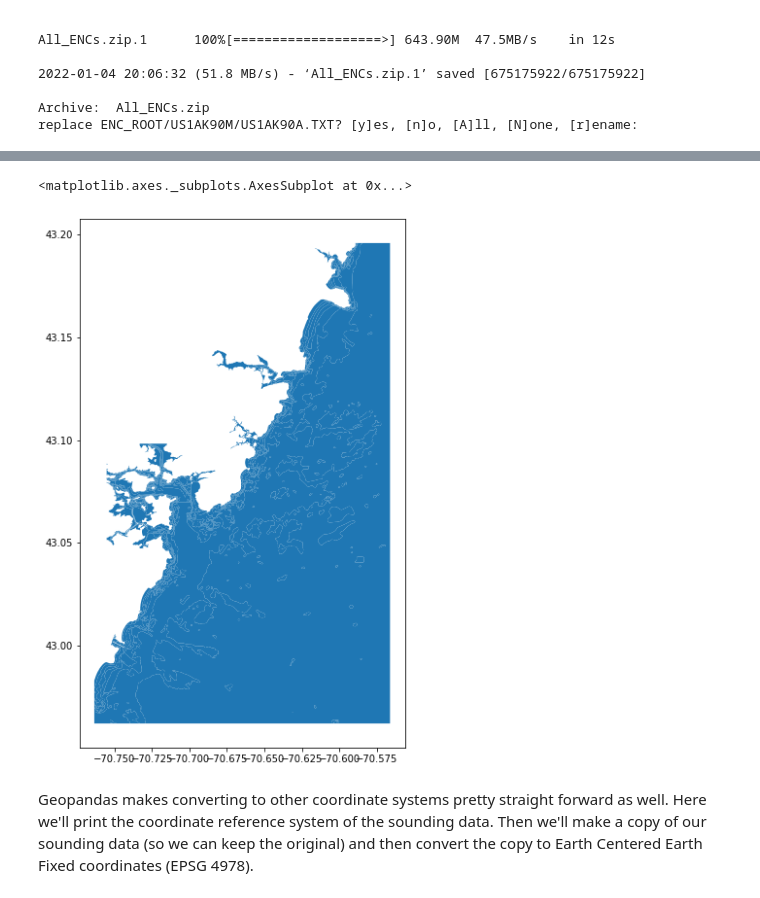
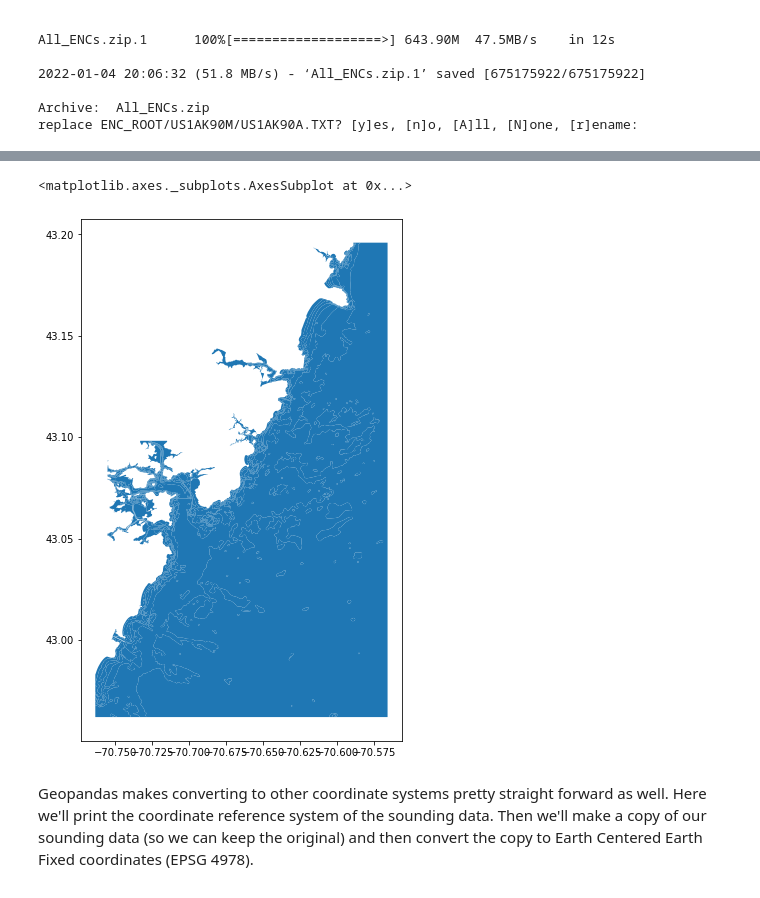
Before and after one commit to valschmidt/ReadingENCswithGeopandas, a Jupyter notebook: reading_ENCs_with_geopandas.ipynb, the cells around one changed output, grey strips where cells are left out. Cells and saved outputs as stored; diff of their text form; code cells hidden in the pictures.

```diff
--- a/reading_ENCs_with_geopandas.ipynb
+++ b/reading_ENCs_with_geopandas.ipynb
@@ -103,9 +144,12 @@ Lets plot all the depth areas. Geopandas makes this pretty easy with it's built-
 # %%
+w=6.4
+h=4.8
+zoom = 2
 # Plot depthe area polygons
-enclayers['DEPARE'].plot(figsize=(8,10))
+enclayers['DEPARE'].plot(figsize=(zoom * w,zoom * h))
 # %% [output]
 <matplotlib.axes._subplots.AxesSubplot at 0x...>
-[figure, old version]
+[figure, new version]
 # %% [markdown]
 Geopandas makes converting to other coordinate systems pretty straight forward as well. Here we'll print the coordinate reference system of the sounding data. Then we'll make a copy of our sounding data (so we can keep the original) and then convert the copy to Earth Centered Earth Fixed coordinates (EPSG 4978).
 # %%
```
Also changed, not shown: parts of 13 cells of this notebook.
